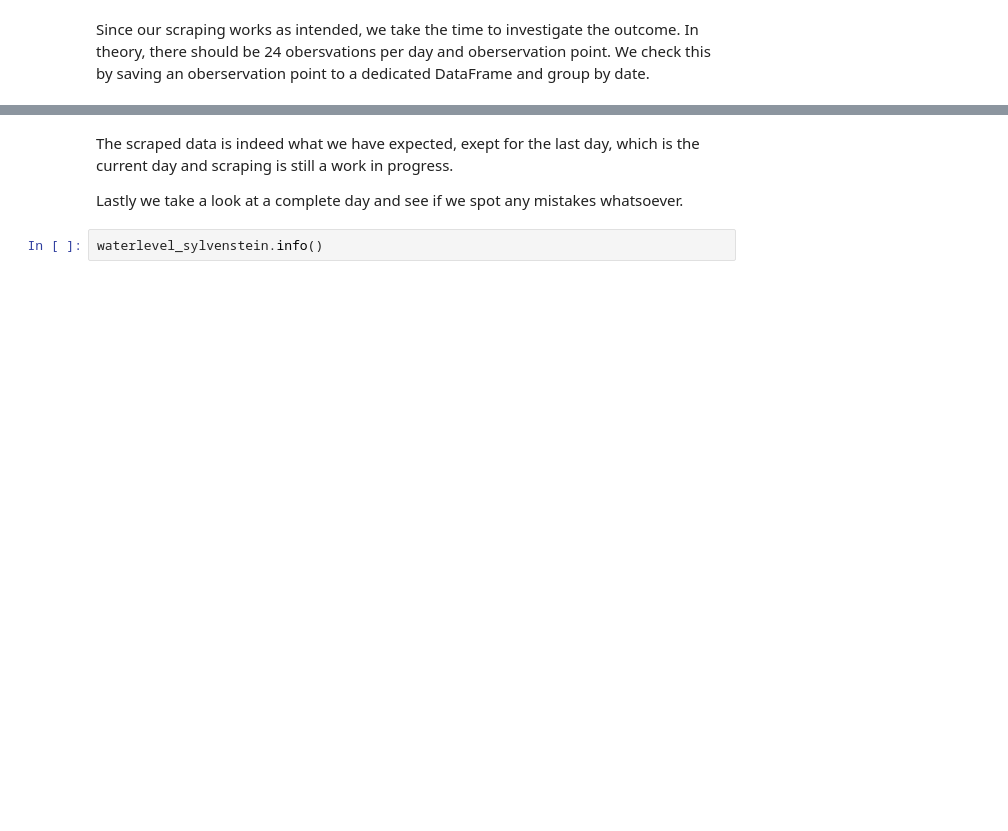
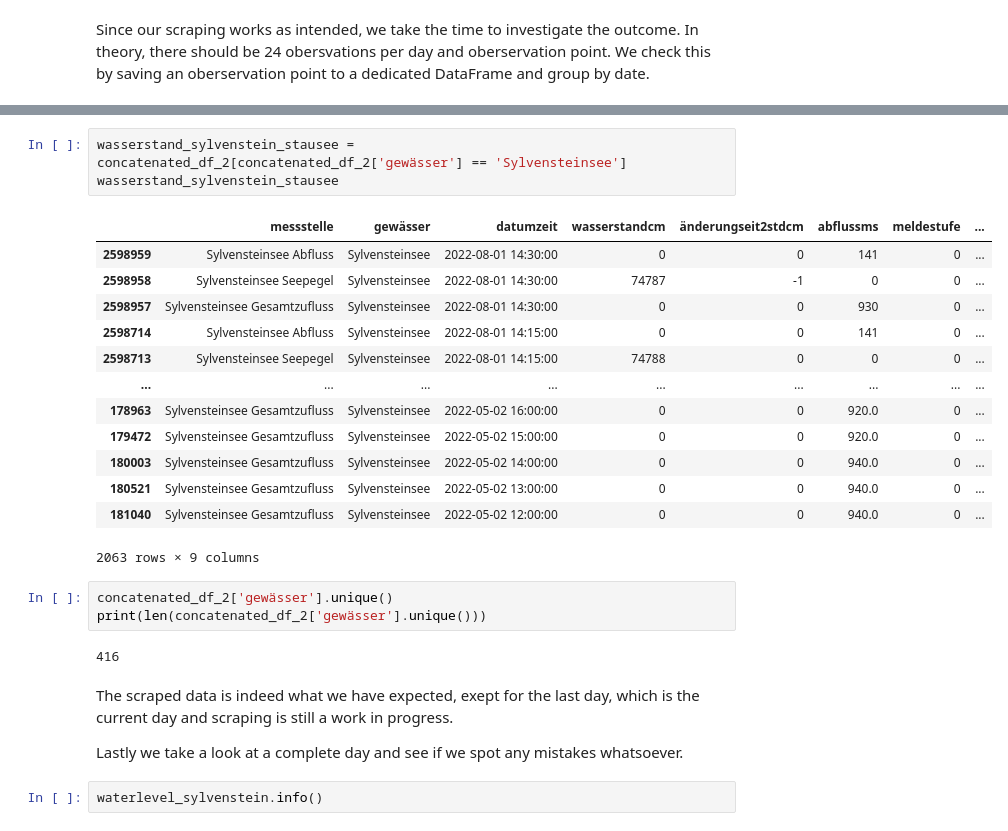
Before and after one commit to sonnyplankton/IsarWaterLevels, a Jupyter notebook: Bay Flüsse Pegelstände Scraping.ipynb, the cells around one changed output, grey strips where cells are left out. Saved outputs shown, nothing was run; the diff lists cells and outputs as text; blank space fills up the shorter version.

```diff
--- a/Bay Flüsse Pegelstände Scraping.ipynb
+++ b/Bay Flüsse Pegelstände Scraping.ipynb
@@ -219,3 +257,25 @@ vollst_[vollst_['messstelle'] < 24]
+# %%
+wasserstand_sylvenstein_stausee = concatenated_df_2[concatenated_df_2['gewässer'] == 'Sylvensteinsee']
+wasserstand_sylvenstein_stausee
+# %% [output]
+|  | messstelle | gewässer | datumzeit | wasserstandcm | änderungseit2stdcm | abflussms | meldestufe | ... |
+| 2598959 | Sylvensteinsee Abfluss | Sylvensteinsee | 2022-08-01 14:30:00 | 0 | 0 | 141 | 0 | ... |
+| 2598958 | Sylvensteinsee Seepegel | Sylvensteinsee | 2022-08-01 14:30:00 | 74787 | -1 | 0 | 0 | ... |
+| 2598957 | Sylvensteinsee Gesamtzufluss | Sylvensteinsee | 2022-08-01 14:30:00 | 0 | 0 | 930 | 0 | ... |
+| 2598714 | Sylvensteinsee Abfluss | Sylvensteinsee | 2022-08-01 14:15:00 | 0 | 0 | 141 | 0 | ... |
+| 2598713 | Sylvensteinsee Seepegel | Sylvensteinsee | 2022-08-01 14:15:00 | 74788 | 0 | 0 | 0 | ... |
+| ... | ... | ... | ... | ... | ... | ... | ... | ... |
+| 178963 | Sylvensteinsee Gesamtzufluss | Sylvensteinsee | 2022-05-02 16:00:00 | 0 | 0 | 920.0 | 0 | ... |
+| 179472 | Sylvensteinsee Gesamtzufluss | Sylvensteinsee | 2022-05-02 15:00:00 | 0 | 0 | 920.0 | 0 | ... |
+| 180003 | Sylvensteinsee Gesamtzufluss | Sylvensteinsee | 2022-05-02 14:00:00 | 0 | 0 | 940.0 | 0 | ... |
+| 180521 | Sylvensteinsee Gesamtzufluss | Sylvensteinsee | 2022-05-02 13:00:00 | 0 | 0 | 940.0 | 0 | ... |
+| 181040 | Sylvensteinsee Gesamtzufluss | Sylvensteinsee | 2022-05-02 12:00:00 | 0 | 0 | 940.0 | 0 | ... |
+2063 rows × 9 columns
+# %%
+concatenated_df_2['gewässer'].unique()
+print(len(concatenated_df_2['gewässer'].unique()))
+# %% [output]
+416
 # %% [markdown]
 The scraped data is indeed what we have expected, exept for the last day, which is the current day and scraping is still a work in progress.
 
```
Also changed, not shown: parts of 13 cells of this notebook.
